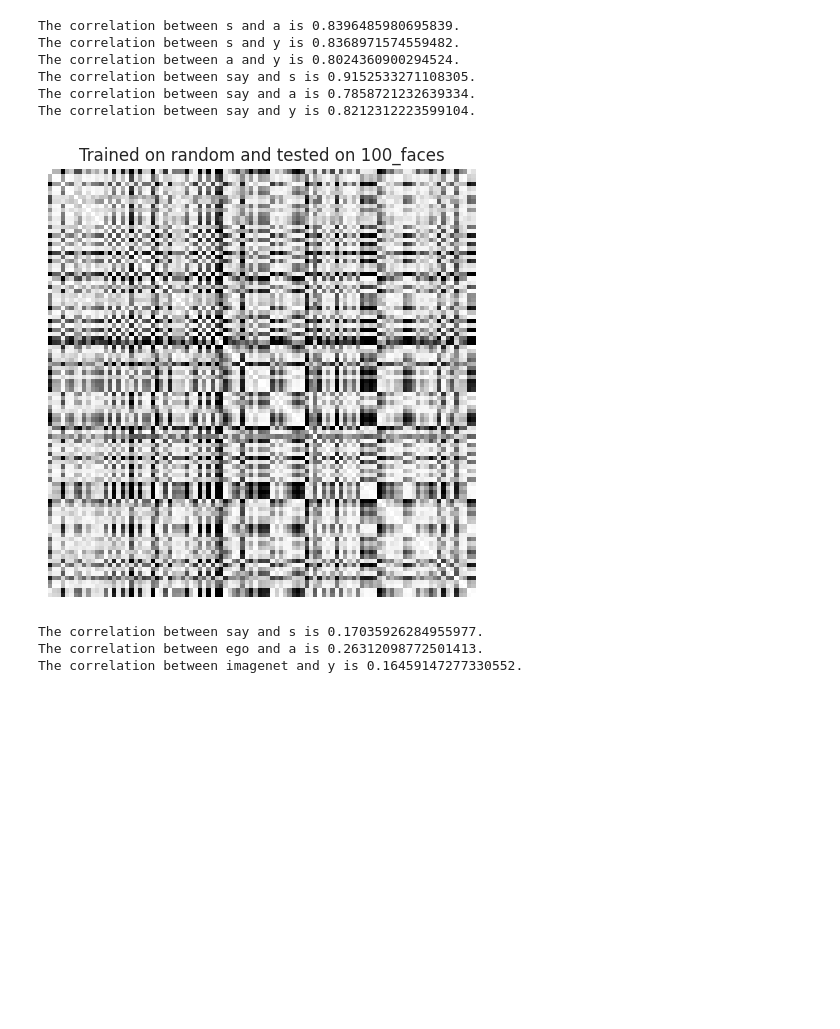
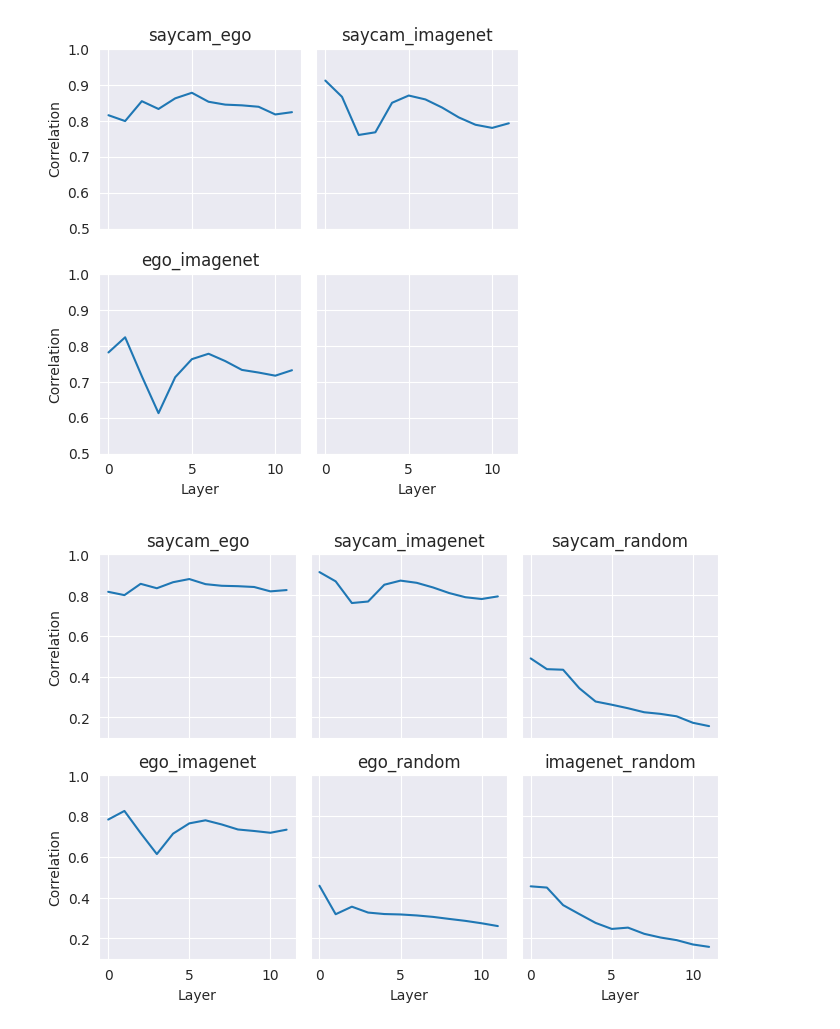
Before and after one commit to AlbanFlachot/SAYCam_Vs_EGO4D, a Jupyter notebook: Similarity_Analysis_faces100.ipynb, the cells around one changed output. Saved outputs shown, nothing was run; the diff lists cells and outputs as text; code cells hidden in the pictures; blank space fills up the shorter version.

```diff
--- a/Similarity_Analysis_faces100.ipynb
+++ b/Similarity_Analysis_faces100.ipynb
@@ -167,40 +59,0 @@ corr_y, l2_y = compute_RDMs('y', dataset, listimages)
-# %%
-sim_s_a = Compute_sim_RDMs(corr_s, corr_a)
-sim_s_y = Compute_sim_RDMs(corr_s, corr_y)
-sim_a_y = Compute_sim_RDMs(corr_a, corr_y)
-
-print(f'The correlation between s and a is {sim_s_a}.')
-print(f'The correlation between s and y is {sim_s_y}.')
-print(f'The correlation between a and y is {sim_a_y}.')
-
-sim_say_s = Compute_sim_RDMs(corr_saycam, corr_s)
-sim_say_a = Compute_sim_RDMs(corr_saycam, corr_a)
-sim_say_y = Compute_sim_RDMs(corr_saycam, corr_y)
-
-print(f'The correlation between say and s is {sim_say_s}.')
-print(f'The correlation between say and a is {sim_say_a}.')
-print(f'The correlation between say and y is {sim_say_y}.')
-# %% [output]
-The correlation between s and a is 0.8396485980695839.
-The correlation between s and y is 0.8368971574559482.
-The correlation between a and y is 0.8024360900294524.
-The correlation between say and s is 0.9152533271108305.
-The correlation between say and a is 0.7858721232639334.
-The correlation between say and y is 0.8212312223599104.
-# %%
-### Random model
-### Do the analysis for models trained individually on s, a and y.
-corr_random, l2_s = compute_RDMs('random', dataset, listimages)
-
-sim_say_rand = Compute_sim_RDMs(corr_saycam, corr_random)
-sim_ego_rand = Compute_sim_RDMs(corr_ego, corr_random)
-sim_imagenet_rand = Compute_sim_RDMs(corr_imagenet, corr_random)
-
-print(f'The correlation between say and s is {sim_say_rand}.')
-print(f'The correlation between ego and a is {sim_ego_rand}.')
-print(f'The correlation between imagenet and y is {sim_imagenet_rand}.')
-# %% [output]
-[figure, removed]
-The correlation between say and s is 0.17035926284955977.
-The correlation between ego and a is 0.26312098772501413.
-The correlation between imagenet and y is 0.16459147277330552.
@@ -327,0 +60,10 @@ def complete_tsne_pipeline(dissimilarity_matrix, labels, title):
+# %%
+SIMs = rsa.corrs_layers(RDMs, models)
+# %%
+importlib.reload(rsa)
+rsa.plot_similarities(SIMs, ['saycam', 'ego', 'imagenet'])
+rsa.plot_similarities(SIMs, ['saycam', 'ego', 'imagenet', 'random'])
+rsa.plot_similarities(SIMs, ['saycam', 's', 'a', 'y'])
+# %% [output]
+[figure, added]
+[figure, added]
```
Also changed, not shown: parts of 13 cells of this notebook, 6 other files.
